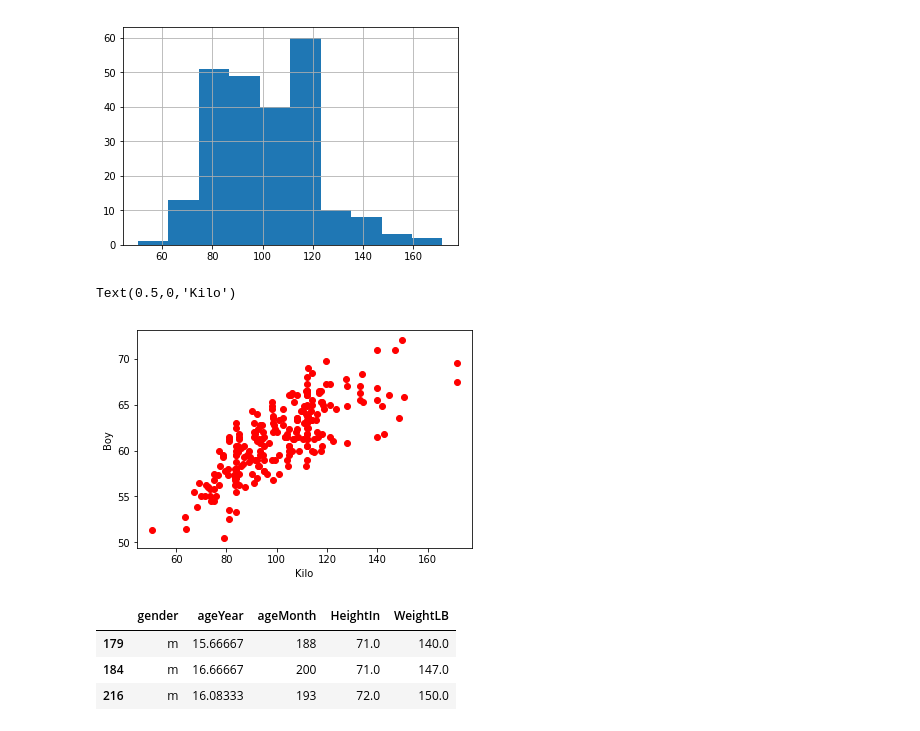
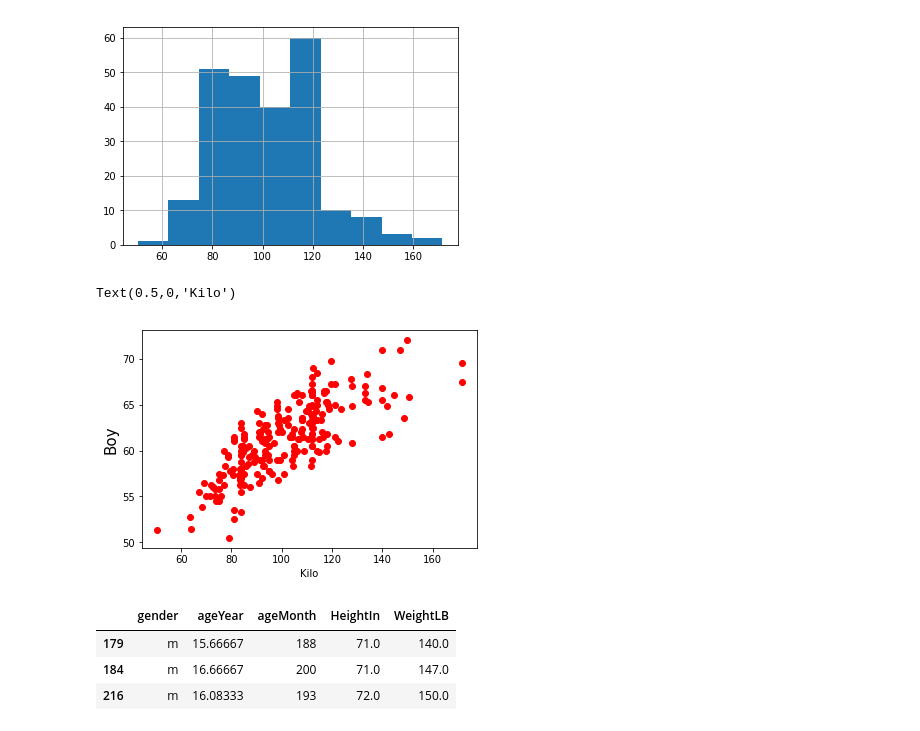
Before and after one commit to DataScienceAkademi/Workshop, a Jupyter notebook: meetup3/boy-kilo.ipynb, the cells around one changed output. Drawn from its saved outputs; the diff is of its cells as text; code cells hidden in the pictures.

```diff
--- a/meetup3/boy-kilo.ipynb
+++ b/meetup3/boy-kilo.ipynb
@@ -30,12 +49,12 @@ df['WeightLB'].hist()
 # %%
 fig=plt.figure()
 ax=fig.add_subplot(111)
 ax.scatter(x,y, color='r')
-ax.set_ylabel('Boy', fontsize=10)
+ax.set_ylabel('Boy', fontsize=15 )
 ax.set_xlabel('Kilo', fontsize=10)
 # %% [output]
 Text(0.5,0,'Kilo')
-[figure, old version]
+[figure, new version]
 # %%
 df[df['HeightIn']>70]
 # %% [output]
```
Also changed, not shown: parts of 3 cells of this notebook, 4 other files.
